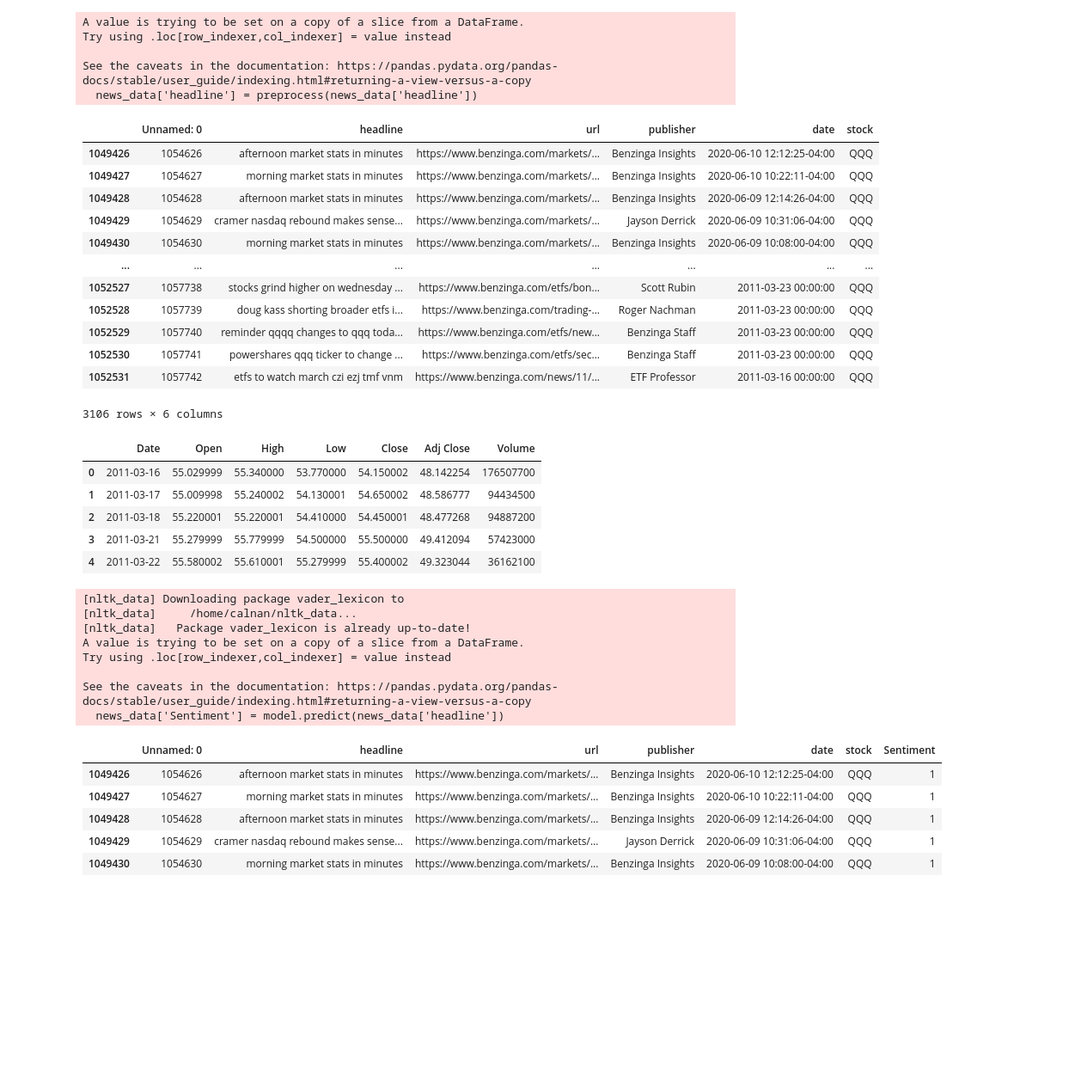
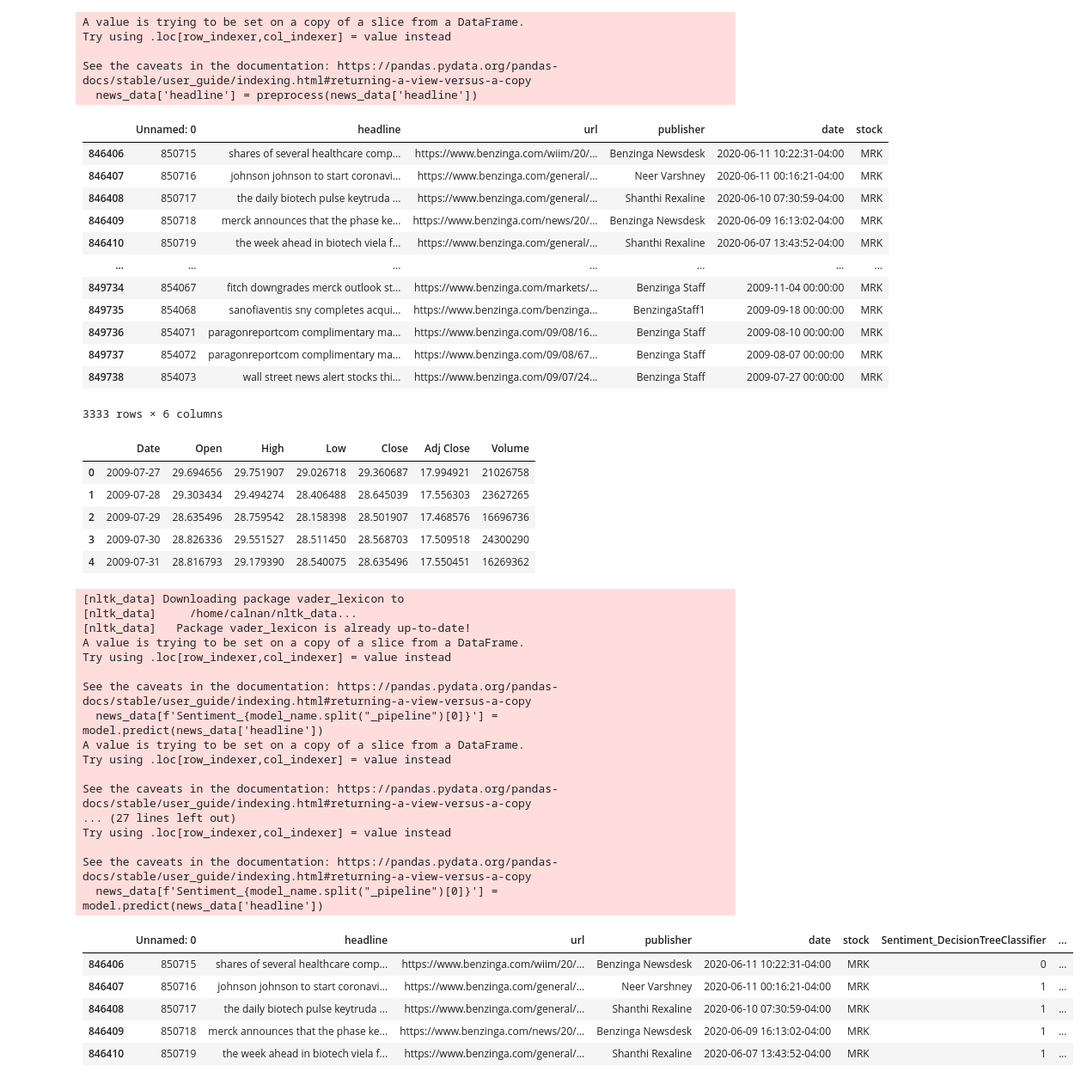
Before and after one commit to jamescalnan/Learning-From-Data-Coursework, a Jupyter notebook: Stock Predictor.ipynb, the cells around one changed output. Shown at 86% size. Cells and saved outputs as stored; diff of their text form; code cells hidden in the pictures; blank space fills up the shorter version.

```diff
--- a/Stock Predictor.ipynb
+++ b/Stock Predictor.ipynb
@@ -1,9 +0,0 @@
-# %%
-import pickle
-
-# Load the model using pickle
-with open('models/LogisticRegression_pipeline.pkl', 'rb') as f:
-    model = pickle.load(f)
-
-# Check the model
-model
@@ -116,6 +108,6 @@ Name: count, Length: 6204, dtype: int64
 # %%
 # Im going to use the MS stock as it has a lot of dates
-stock = "QQQ"
+stock = "MRK"
 news_data = data[data['stock'] == stock]
 
 news_data.head()
@@ -166,18 +175,18 @@ See the caveats in the documentation: https://pandas.pydata.org/pandas-docs/stab
 news_data
 # %% [output]
 |  | Unnamed: 0 | headline | url | publisher | date | stock |
-| 1049426 | 1054626 | afternoon market stats in minutes | https://www.benzinga.com/markets/... | Benzinga Insights | 2020-06-10 12:12:25-04:00 | QQQ |
-| 1049427 | 1054627 | morning market stats in minutes | https://www.benzinga.com/markets/... | Benzinga Insights | 2020-06-10 10:22:11-04:00 | QQQ |
-| 1049428 | 1054628 | afternoon market stats in minutes | https://www.benzinga.com/markets/... | Benzinga Insights | 2020-06-09 12:14:26-04:00 | QQQ |
-| 1049429 | 1054629 | cramer nasdaq rebound makes sense... | https://www.benzinga.com/markets/... | Jayson Derrick | 2020-06-09 10:31:06-04:00 | QQQ |
-| 1049430 | 1054630 | morning market stats in minutes | https://www.benzinga.com/markets/... | Benzinga Insights | 2020-06-09 10:08:00-04:00 | QQQ |
+| 846406 | 850715 | shares of several healthcare comp... | https://www.benzinga.com/wiim/20/... | Benzinga Newsdesk | 2020-06-11 10:22:31-04:00 | MRK |
+| 846407 | 850716 | johnson johnson to start coronavi... | https://www.benzinga.com/general/... | Neer Varshney | 2020-06-11 00:16:21-04:00 | MRK |
+| 846408 | 850717 | the daily biotech pulse keytruda ... | https://www.benzinga.com/general/... | Shanthi Rexaline | 2020-06-10 07:30:59-04:00 | MRK |
+| 846409 | 850718 | merck announces that the phase ke... | https://www.benzinga.com/news/20/... | Benzinga Newsdesk | 2020-06-09 16:13:02-04:00 | MRK |
+| 846410 | 850719 | the week ahead in biotech viela f... | https://www.benzinga.com/general/... | Shanthi Rexaline | 2020-06-07 13:43:52-04:00 | MRK |
 | ... | ... | ... | ... | ... | ... | ... |
-| 1052527 | 1057738 | stocks grind higher on wednesday ... | https://www.benzinga.com/etfs/bon... | Scott Rubin | 2011-03-23 00:00:00 | QQQ |
-| 1052528 | 1057739 | doug kass shorting broader etfs i... | https://www.benzinga.com/trading-... | Roger Nachman | 2011-03-23 00:00:00 | QQQ |
-| 1052529 | 1057740 | reminder qqqq changes to qqq toda... | https://www.benzinga.com/etfs/new... | Benzinga Staff | 2011-03-23 00:00:00 | QQQ |
-| 1052530 | 1057741 | powershares qqq ticker to change ... | https://www.benzinga.com/etfs/sec... | Benzinga Staff | 2011-03-23 00:00:00 | QQQ |
-| 1052531 | 1057742 | etfs to watch march czi ezj tmf vnm | https://www.benzinga.com/news/11/... | ETF Professor | 2011-03-16 00:00:00 | QQQ |
+| 849734 | 854067 | fitch downgrades merck outlook st... | https://www.benzinga.com/markets/... | Benzinga Staff | 2009-11-04 00:00:00 | MRK |
+| 849735 | 854068 | sanofiaventis sny completes acqui... | https://www.benzinga.com/benzinga... | BenzingaStaff1 | 2009-09-18 00:00:00 | MRK |
+| 849736 | 854071 | paragonreportcom complimentary ma... | https://www.benzinga.com/09/08/16... | Benzinga Staff | 2009-08-10 00:00:00 | MRK |
+| 849737 | 854072 | paragonreportcom complimentary ma... | https://www.benzinga.com/09/08/67... | Benzinga Staff | 2009-08-07 00:00:00 | MRK |
+| 849738 | 854073 | wall street news alert stocks thi... | https://www.benzinga.com/09/07/24... | Benzinga Staff | 2009-07-27 00:00:00 | MRK |
-3106 rows × 6 columns
+3333 rows × 6 columns
 # %%
 # Load the historical financial data
 stock_data = pd.read_csv(f'{stock}_historical_data.csv')
@@ -185,11 +194,11 @@ stock_data = pd.read_csv(f'{stock}_historical_data.csv')
 stock_data.head()
 # %% [output]
 |  | Date | Open | High | Low | Close | Adj Close | Volume |
-| 0 | 2011-03-16 | 55.029999 | 55.340000 | 53.770000 | 54.150002 | 48.142254 | 176507700 |
-| 1 | 2011-03-17 | 55.009998 | 55.240002 | 54.130001 | 54.650002 | 48.586777 | 94434500 |
-| 2 | 2011-03-18 | 55.220001 | 55.220001 | 54.410000 | 54.450001 | 48.477268 | 94887200 |
-| 3 | 2011-03-21 | 55.279999 | 55.779999 | 54.500000 | 55.500000 | 49.412094 | 57423000 |
-| 4 | 2011-03-22 | 55.580002 | 55.610001 | 55.279999 | 55.400002 | 49.323044 | 36162100 |
+| 0 | 2009-07-27 | 29.694656 | 29.751907 | 29.026718 | 29.360687 | 17.994921 | 21026758 |
+| 1 | 2009-07-28 | 29.303434 | 29.494274 | 28.406488 | 28.645039 | 17.556303 | 23627265 |
+| 2 | 2009-07-29 | 28.635496 | 28.759542 | 28.158398 | 28.501907 | 17.468576 | 16696736 |
+| 3 | 2009-07-30 | 28.826336 | 29.551527 | 28.511450 | 28.568703 | 17.509518 | 24300290 |
+| 4 | 2009-07-31 | 28.816793 | 29.179390 | 28.540075 | 28.635496 | 17.550451 | 16269362 |
 # %%
 # Predict the sentiment for the news headlines using the model
 
@@ -197,39 +206,58 @@ stock_data.head()
 
 import nltk
 
 # Download the VADER lexicon
 nltk.download('vader_lexicon')
 
 
 # Predict the sentiment using VADER
 from nltk.sentiment.vader import SentimentIntensityAnalyzer
 
 # Instantiate the sentiment intensity analyzer
 vader = SentimentIntensityAnalyzer()
 
 use_vader = False
 
+import os
+import pickle
+# List all of the models in the models directory
+available_models = os.listdir('models')
+
+
 # Store the VADER scores in `compound`
 if use_vader:
     news_data['Sentiment'] = [vader.polarity_scores(v)['compound'] for v in news_data['headline']]
 else:
+    for model_name in available_models:
+        # Load the model
+        model = pickle.load(open(f'models/{model_name}', 'rb'))
+        # Predict the sentiment
+        news_data[f'Sentiment_{model_name.split("_pipeline")[0]}'] = model.predict(news_data['headline'])
 
-    news_data['Sentiment'] = model.predict(news_data['headline'])
-# news_data['Sentiment'] = [vader.polarity_scores(v)['compound'] for v in news_data['headline']]
+available_models = [f'Sentiment_{model_name.split("_pipeline")[0]}' for model_name in available_models]
 
 news_data.head()
 # %% [output]
 [nltk_data] Downloading package vader_lexicon to
 [nltk_data]     /home/calnan/nltk_data...
 [nltk_data]   Package vader_lexicon is already up-to-date!
 A value is trying to be set on a copy of a slice from a DataFrame.
 Try using .loc[row_indexer,col_indexer] = value instead
 
 See the caveats in the documentation: https://pandas.pydata.org/pandas-docs/stable/user_guide/indexing.html#returning-a-view-versus-a-copy
-  news_data['Sentiment'] = model.predict(news_data['headline'])
+  news_data[f'Sentiment_{model_name.split("_pipeline")[0]}'] = model.predict(news_data['headline'])
+A value is trying to be set on a copy of a slice from a DataFrame.
+Try using .loc[row_indexer,col_indexer] = value instead
+
+See the caveats in the documentation: https://pandas.pydata.org/pandas-docs/stable/user_guide/indexing.html#returning-a-view-versus-a-copy
+... (27 lines left out)
+Try using .loc[row_indexer,col_indexer] = value instead
+
+See the caveats in the documentation: https://pandas.pydata.org/pandas-docs/stable/user_guide/indexing.html#returning-a-view-versus-a-copy
+  news_data[f'Sentiment_{model_name.split("_pipeline")[0]}'] = model.predict(news_data['headline'])
-|  | Unnamed: 0 | headline | url | publisher | date | stock | Sentiment |
-| 1049426 | 1054626 | afternoon market stats in minutes | https://www.benzinga.com/markets/... | Benzinga Insights | 2020-06-10 12:12:25-04:00 | QQQ | 1 |
-| 1049427 | 1054627 | morning market stats in minutes | https://www.benzinga.com/markets/... | Benzinga Insights | 2020-06-10 10:22:11-04:00 | QQQ | 1 |
-| 1049428 | 1054628 | afternoon market stats in minutes | https://www.benzinga.com/markets/... | Benzinga Insights | 2020-06-09 12:14:26-04:00 | QQQ | 1 |
-| 1049429 | 1054629 | cramer nasdaq rebound makes sense... | https://www.benzinga.com/markets/... | Jayson Derrick | 2020-06-09 10:31:06-04:00 | QQQ | 1 |
-| 1049430 | 1054630 | morning market stats in minutes | https://www.benzinga.com/markets/... | Benzinga Insights | 2020-06-09 10:08:00-04:00 | QQQ | 1 |
+|  | Unnamed: 0 | headline | url | publisher | date | stock | Sentiment_DecisionTreeClassifier | ... |
+| 846406 | 850715 | shares of several healthcare comp... | https://www.benzinga.com/wiim/20/... | Benzinga Newsdesk | 2020-06-11 10:22:31-04:00 | MRK | 0 | ... |
+| 846407 | 850716 | johnson johnson to start coronavi... | https://www.benzinga.com/general/... | Neer Varshney | 2020-06-11 00:16:21-04:00 | MRK | 1 | ... |
+| 846408 | 850717 | the daily biotech pulse keytruda ... | https://www.benzinga.com/general/... | Shanthi Rexaline | 2020-06-10 07:30:59-04:00 | MRK | 1 | ... |
+| 846409 | 850718 | merck announces that the phase ke... | https://www.benzinga.com/news/20/... | Benzinga Newsdesk | 2020-06-09 16:13:02-04:00 | MRK | 1 | ... |
+| 846410 | 850719 | the week ahead in biotech viela f... | https://www.benzinga.com/general/... | Shanthi Rexaline | 2020-06-07 13:43:52-04:00 | MRK | 1 | ... |
```
Also changed, not shown: parts of 26 cells of this notebook, 25 other files.
